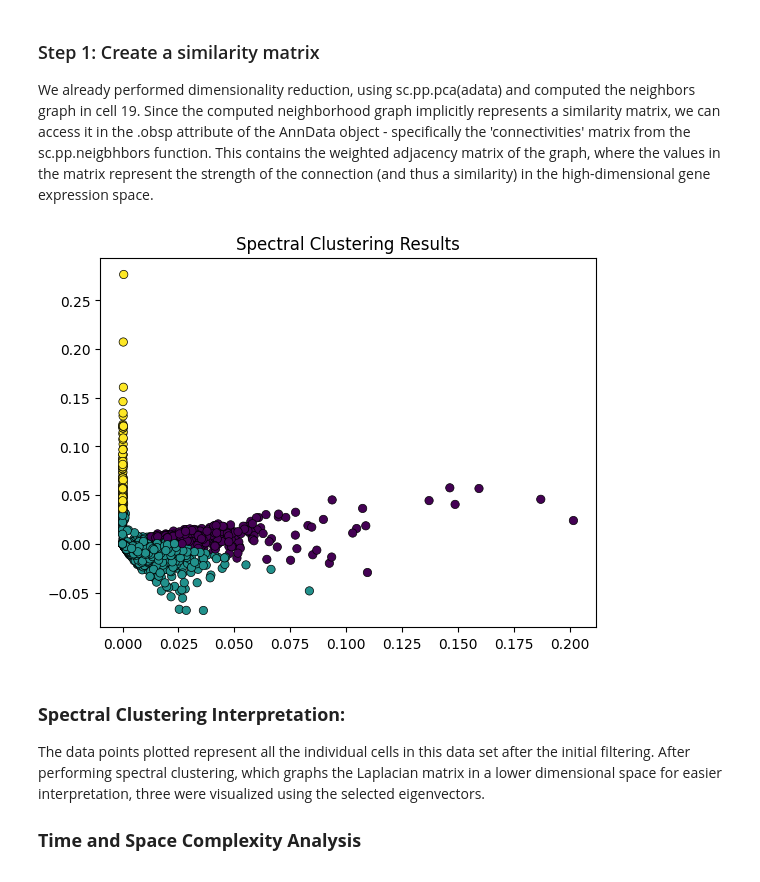
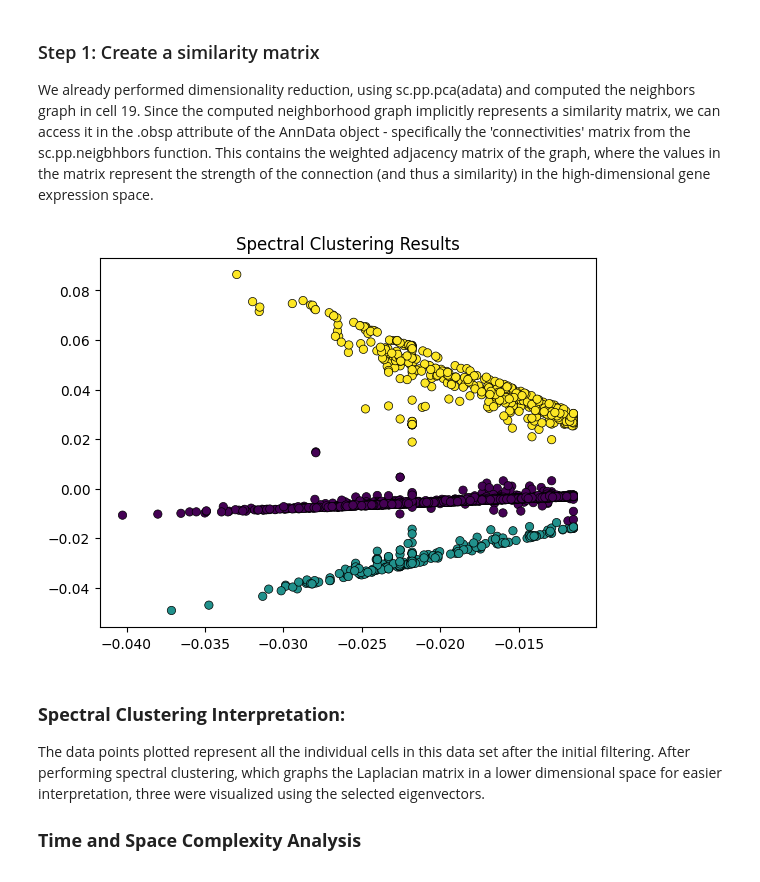
Before and after one commit to ibonomi-MSSE/274B-Micropresentation, a Jupyter notebook: Spectral_clustering_Implementation.ipynb, the cells around one changed output. Saved outputs shown, nothing was run; the diff lists cells and outputs as text; code cells hidden in the pictures.

```diff
--- a/Spectral_clustering_Implementation.ipynb
+++ b/Spectral_clustering_Implementation.ipynb
@@ -414,49 +413,49 @@ sc.pl.umap(adata, color='CD3D') # we can use this later to find the cell cluster
 
 We already performed dimensionality reduction, using sc.pp.pca(adata) and computed the neighbors graph in cell 19. Since the computed neighborhood graph implicitly represents a similarity matrix, we can access it in the .obsp attribute of the AnnData object - specifically the 'connectivities' matrix from the sc.pp.neigbhbors function. This contains the weighted adjacency matrix of the graph, where the values in the matrix represent the strength of the connection (and thus a similarity) in the high-dimensional gene expression space.
 # %%
-from scipy.linalg import eigh
+from scipy.sparse.linalg import eigsh
+from scipy.sparse import diags
 from sklearn.cluster import KMeans
 
 def spectral_clustering(data, n_clusters):
   #1. Create the Similarity Matrix (W)
 
   # create k-Nearest Neighbor Graph
-  sc.pp.neighbors(adata, n_neighbors=15, n_pcs=30)
+  sc.pp.neighbors(data, n_neighbors=15, n_pcs=30)
   # create a similarity matrix using the 'connectivities' matrix from sc.pp.neighbors
-  similarity_matrix = adata.obsp['connectivities']
+  similarity_matrix = data.obsp['connectivities']
 
   # 2. Normalized Laplacian matrix (L) = I - D^{-1/2} * Similarity Matrix * D^{-1/2}
   # degree matrix
-  degrees = np.sum(similarity_matrix, axis=1)
+  degrees = np.array(similarity_matrix.sum(axis=1)).flatten()
   #D^{-1/2} Matrix
-  D_inverted_sqrt = np.diag(1 / np.sqrt(degrees))
+  D_inverted_sqrt = diags(1 / np.sqrt(degrees))
   # identity matrix
   I = np.eye(similarity_matrix.shape[0])
-  normalized_laplacian = I - np.dot(np.dot(D_inverted_sqrt, similarity_matrix), D_inverted_sqrt)
+  normalized_laplacian = I - D_inverted_sqrt @ similarity_matrix @ D_inverted_sqrt
 
-
+  k = n_clusters
   # 3. Compute eigenvectors
-  k = n_clusters
-  eigenvalues, eigenvectors = eigh(normalized_laplacian)
+  eigenvalues, eigenvectors = eigsh(normalized_laplacian, k=n_clusters, which='SM')
   # select the eigenvectors corresponding to the smallest k eigenvalues
   selected_eigenvectors = eigenvectors[:, :k]
 
   # 4. Cluster in the new feature space
   # perform k-means on the eigenvectors
-  kmeans = KMeans(n_clusters=k, random_state=42)
+  kmeans = KMeans(n_clusters=n_clusters, random_state=42)
   kmeans.fit(selected_eigenvectors)
-  spectral_labels = kmeans.labels_
+  spectral_labels_classic = kmeans.labels_
 
   # 5. Visualize the clusters
-  plt.scatter(selected_eigenvectors[:, 0], selected_eigenvectors[:, 1], c=spectral_labels, cmap='viridis', lw=0.5, edgecolor='k')
+  plt.scatter(selected_eigenvectors[:, 0], selected_eigenvectors[:, 1], c=spectral_labels_classic, cmap='viridis', lw=0.5, edgecolor='k')
   plt.title('Spectral Clustering Results')
   plt.show()
 
-  return spectral_labels
+  return spectral_labels_classic
 
 spectral_labels = spectral_clustering(adata, 3)
 # %% [output]
-[figure, old version]
+[figure, new version]
 # %% [markdown]
 ### **Spectral Clustering Interpretation:**
 
```
Also changed, not shown: parts of 14 cells of this notebook.
